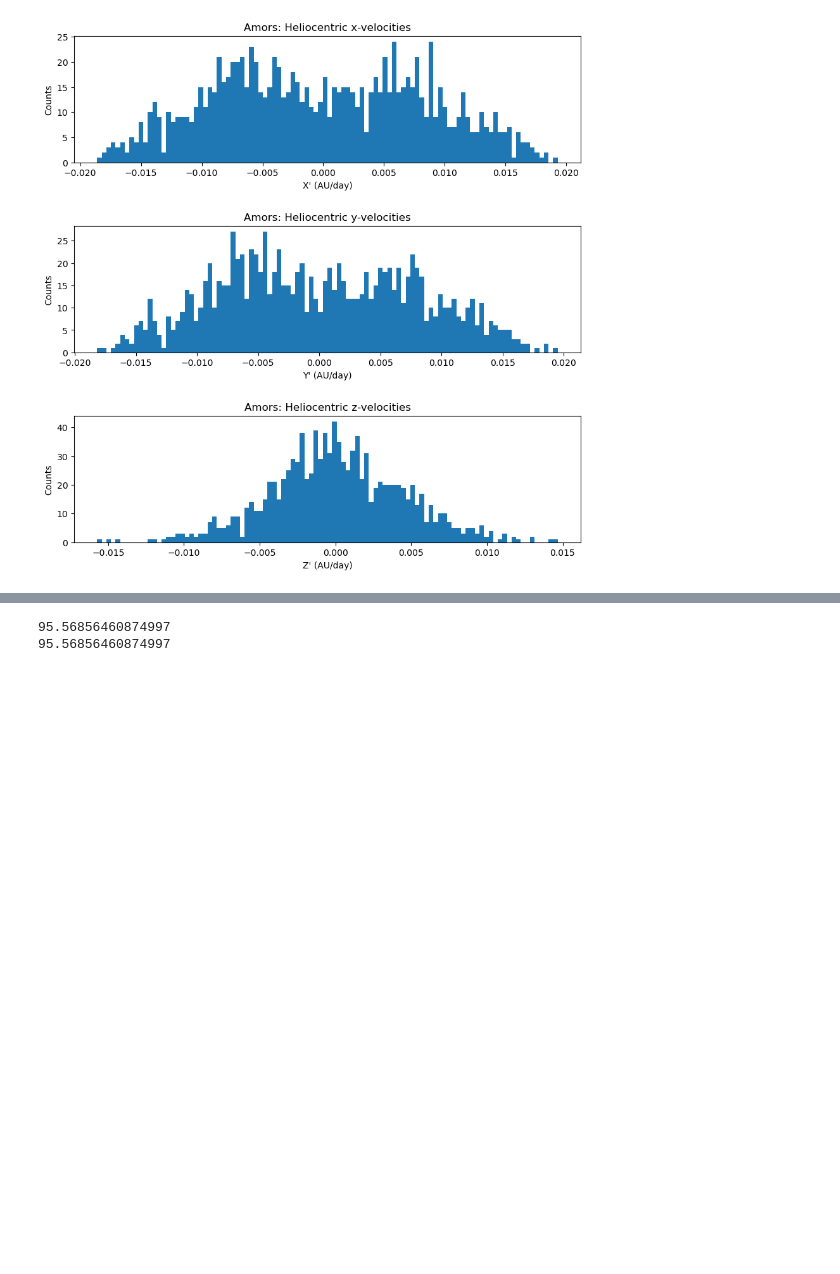
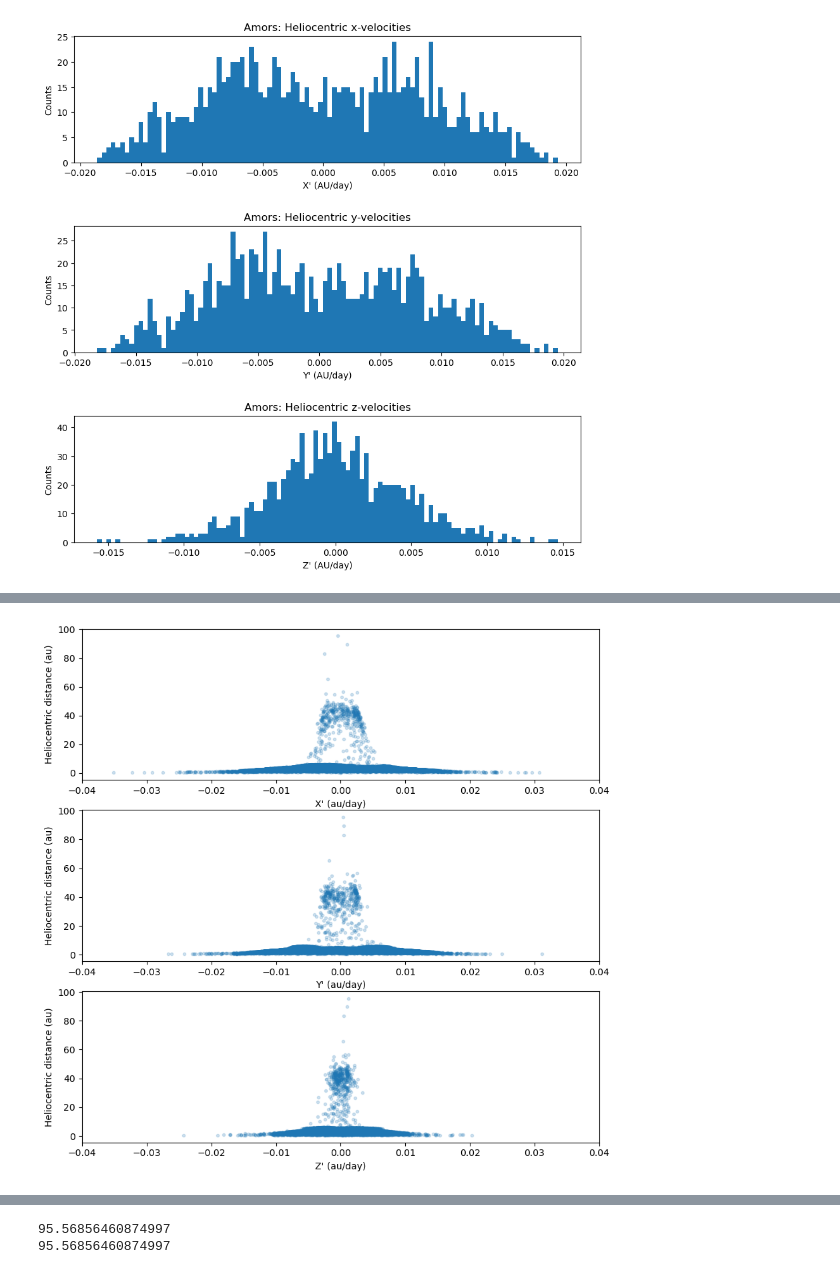
Before and after one commit to ewhite42/lsst_seti, a Jupyter notebook: sycorax_search/mpc_analysis.ipynb, the cells around one changed output, grey strips where cells are left out. Saved outputs shown, nothing was run; the diff lists cells and outputs as text; code cells hidden in the pictures; blank space fills up the shorter version.

```diff
--- a/sycorax_search/mpc_analysis.ipynb
+++ b/sycorax_search/mpc_analysis.ipynb
@@ -292,0 +338,25 @@ plt.show()
+# %%
+fig, (ax1, ax2, ax3) = plt.subplots(3, 1)
+
+ax1.scatter(df["X'"], df["heliocentricDist"], alpha=0.2, marker='.')
+ax1.set_xlabel("X' (au/day)")
+ax1.set_ylabel("Heliocentric distance (au)")
+
+ax2.scatter(df["Y'"], df["heliocentricDist"], alpha=0.2, marker='.')
+ax2.set_xlabel("Y' (au/day)")
+ax2.set_ylabel("Heliocentric distance (au)")
+
+ax3.scatter(df["Z'"], df["heliocentricDist"], alpha=0.2, marker='.')
+ax3.set_xlabel("Z' (au/day)")
+ax3.set_ylabel("Heliocentric distance (au)")
+
+fig.set_figwidth(10)
+fig.set_figheight(10)
+
+ax1.set_xlim(-0.04, 0.04)
+ax2.set_xlim(-0.04, 0.04)
+ax3.set_xlim(-0.04, 0.04)
+
+plt.savefig('/home/ellie/research/lsst/mpc_vel_vs_dist_histogram.png', dpi=300)
+# %% [output]
+[figure, added]
```
Also changed, not shown: parts of 9 cells of this notebook, 4 other files.
